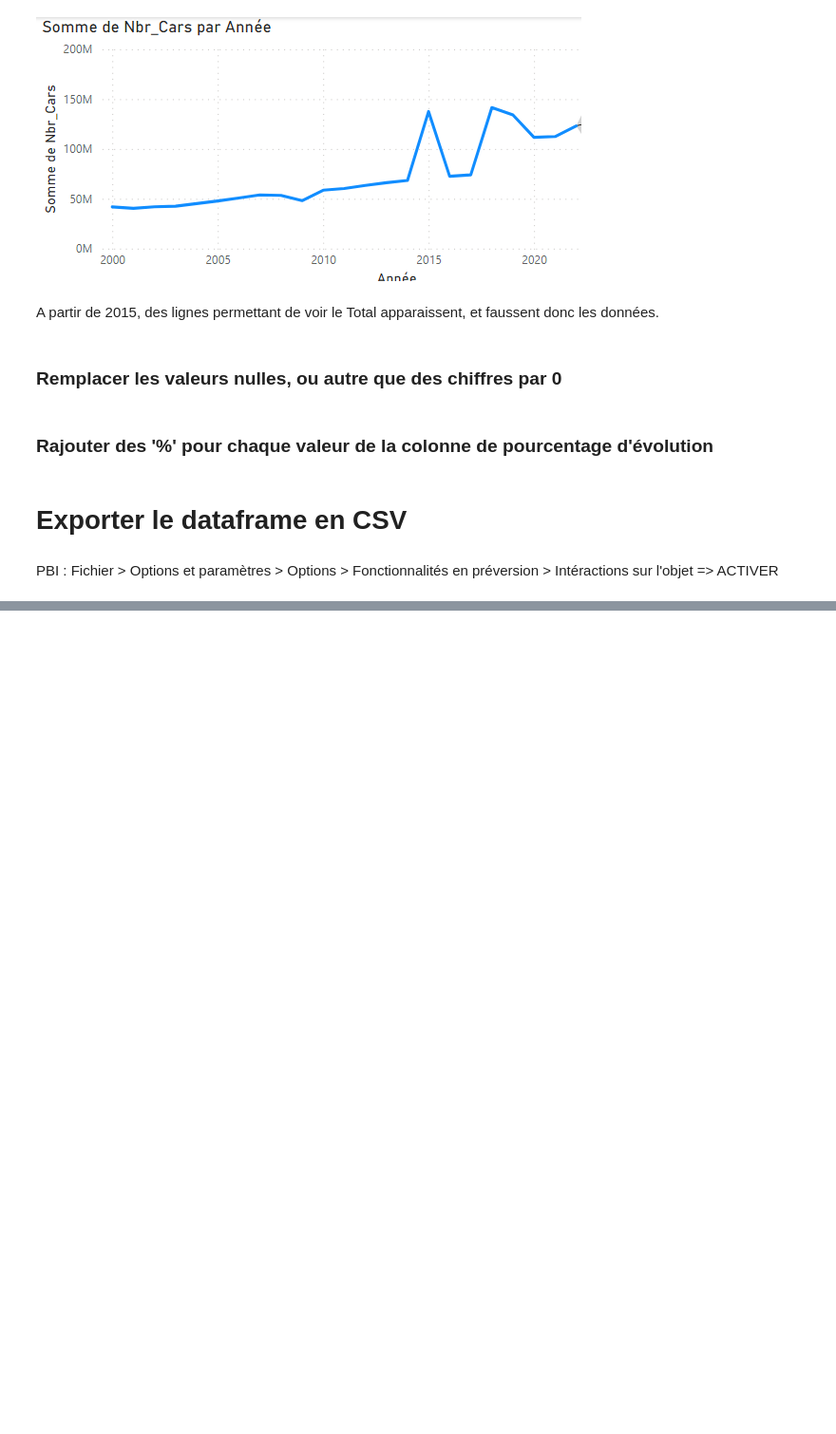
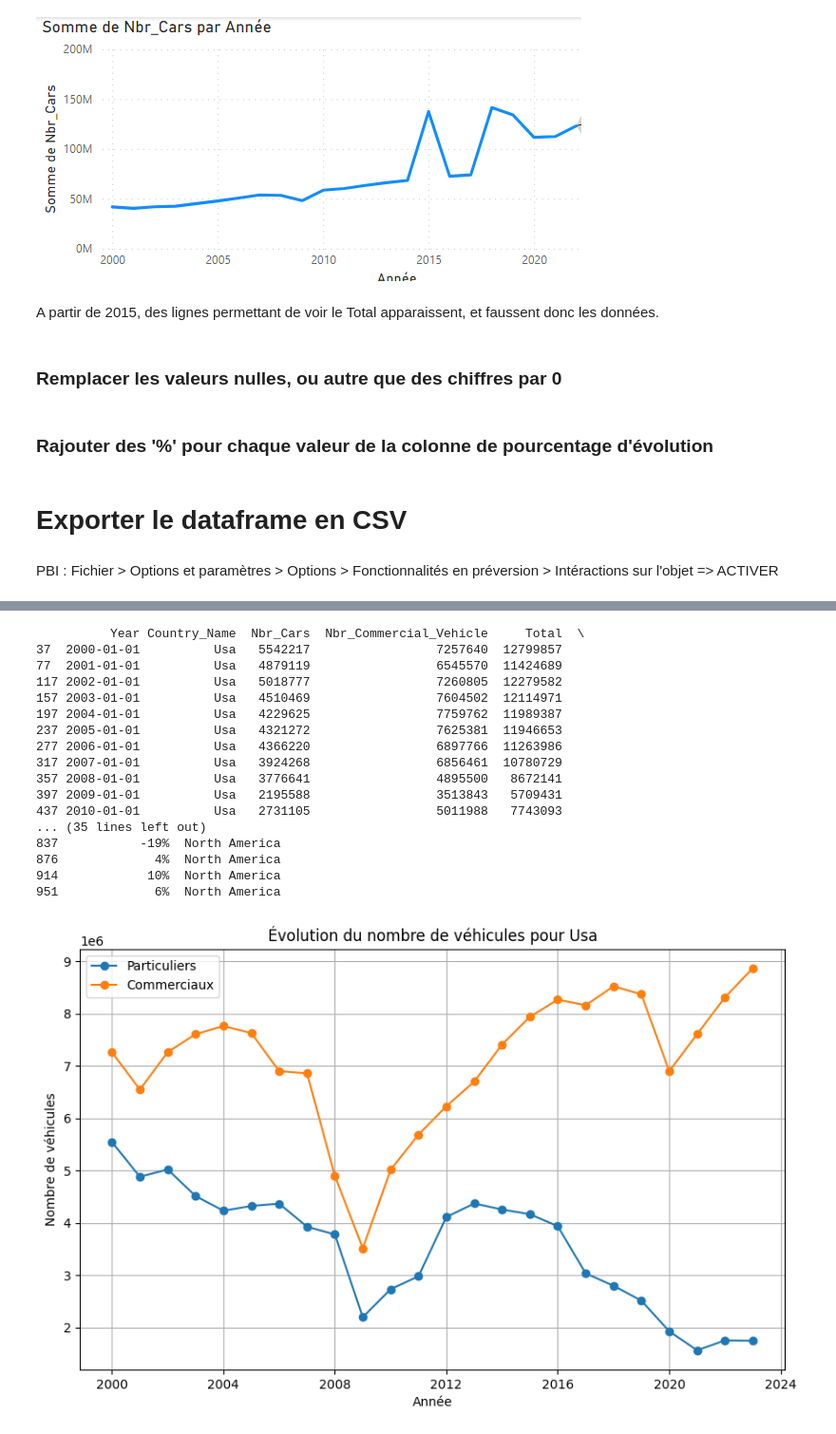
Before and after one commit to SEILERLuc/analyse_auto, a Jupyter notebook: cleaning.ipynb, the cells around one changed output, grey strips where cells are left out. Shown at 95% size. Drawn from its saved outputs; the diff is of its cells as text; code cells hidden in the pictures; blank space fills up the shorter version.

```diff
--- a/cleaning.ipynb
+++ b/cleaning.ipynb
@@ -485,0 +604,54 @@ PBI : Fichier > Options et paramètres > Options > Fonctionnalités en préversi
+# %%
+def plot_vehicle_evolution(country=None, continent=None):
+    # Filtrer les données en fonction des paramètres
+    filtered_df = df.copy()
+
+    if country:
+        filtered_df = filtered_df[filtered_df['Country_Name'] == country]
+    elif continent:
+        filtered_df = filtered_df[filtered_df['Continent'] == continent]
+        # filtered_df = filtered_df.groupby('Year').agg({
+        #             'Nbr_Cars': 'sum',
+        #             'Nbr_Commercial_Vehicle': 'sum'
+        #         }).reset_index()
+    if filtered_df.empty:
+        print("Aucune donnée trouvée pour les critères spécifiés.")
+        return
+
+    print(filtered_df)
+
+    # Tracer le graphique de l'évolution
+    plt.figure(figsize=(10, 6))
+
+    plt.plot(filtered_df['Year'], filtered_df['Nbr_Cars'], marker='o', label='Particuliers')
+    plt.plot(filtered_df['Year'], filtered_df['Nbr_Commercial_Vehicle'], marker='o', label='Commerciaux')
+
+    plt.xlabel('Année')
+    plt.ylabel('Nombre de véhicules')
+    plt.title(f"Évolution du nombre de véhicules {'pour ' + country if country else 'en ' + continent}")
+    plt.legend()
+    plt.grid(True)
+
+    plt.show()
+
+# Exemple d'utilisation de la fonction
+plot_vehicle_evolution(country="Usa")
+# %% [output]
+          Year Country_Name  Nbr_Cars  Nbr_Commercial_Vehicle     Total  \
+37  2000-01-01          Usa   5542217                 7257640  12799857
+77  2001-01-01          Usa   4879119                 6545570  11424689
+117 2002-01-01          Usa   5018777                 7260805  12279582
+157 2003-01-01          Usa   4510469                 7604502  12114971
+197 2004-01-01          Usa   4229625                 7759762  11989387
+237 2005-01-01          Usa   4321272                 7625381  11946653
+277 2006-01-01          Usa   4366220                 6897766  11263986
+317 2007-01-01          Usa   3924268                 6856461  10780729
+357 2008-01-01          Usa   3776641                 4895500   8672141
+397 2009-01-01          Usa   2195588                 3513843   5709431
+437 2010-01-01          Usa   2731105                 5011988   7743093
+... (35 lines left out)
+837           -19%  North America
+876             4%  North America
+914            10%  North America
+951             6%  North America
+[figure, added]
```
Also changed, not shown: parts of 16 cells of this notebook.
